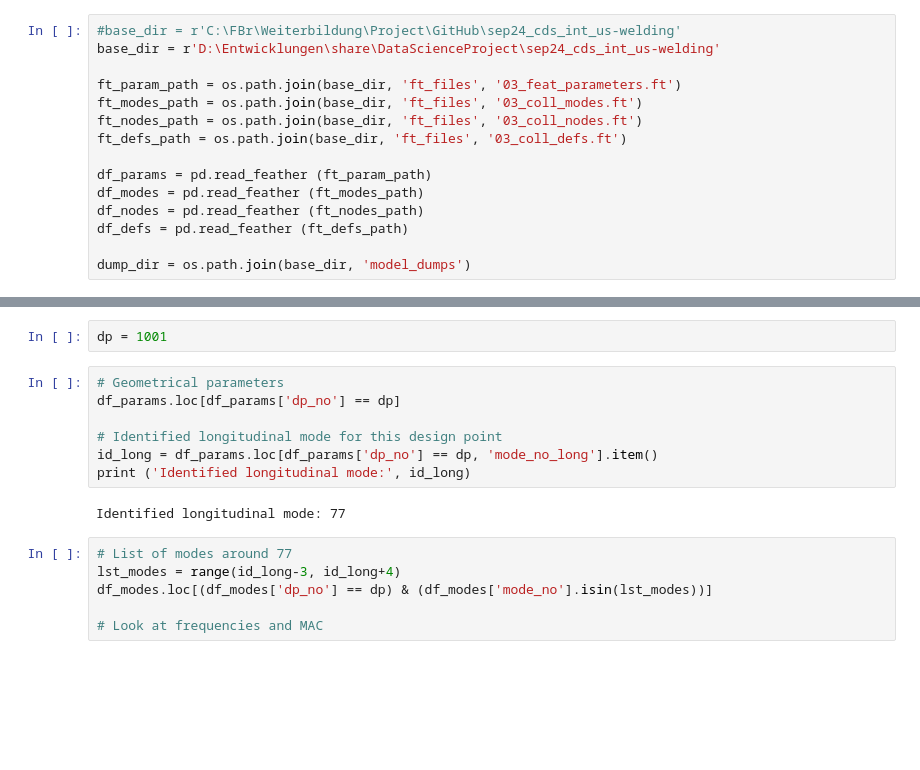
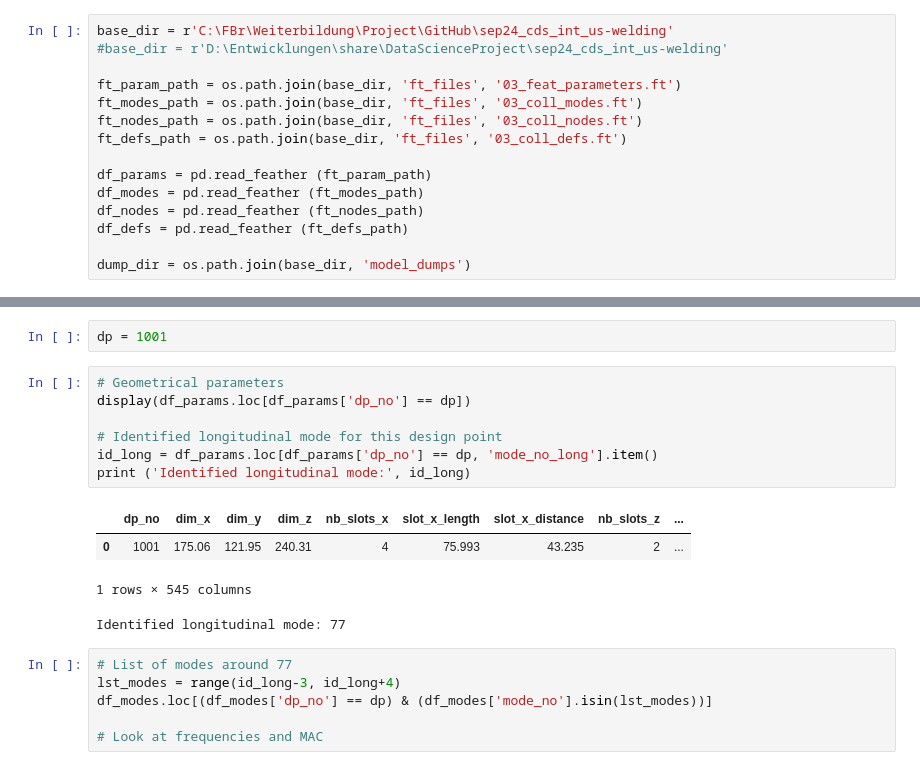
Before and after one commit to francoisbrouet/sep24_cds_int_us-welding, a Jupyter notebook: notebooks/8-draft_streamlit.ipynb, the cells around one changed output, grey strips where cells are left out. Cells and saved outputs as stored; diff of their text form; blank space fills up the shorter version.

```diff
--- a/notebooks/8-draft_streamlit.ipynb
+++ b/notebooks/8-draft_streamlit.ipynb
@@ -12,8 +12,8 @@ from myfunctions import *
 from sklearn.model_selection import train_test_split
 from sklearn.metrics import mean_absolute_error
 # %%
-#base_dir = r'C:\FBr\Weiterbildung\Project\GitHub\sep24_cds_int_us-welding'
-base_dir = r'D:\Entwicklungen\share\DataScienceProject\sep24_cds_int_us-welding'
+base_dir = r'C:\FBr\Weiterbildung\Project\GitHub\sep24_cds_int_us-welding'
+#base_dir = r'D:\Entwicklungen\share\DataScienceProject\sep24_cds_int_us-welding'
 
 ft_param_path = os.path.join(base_dir, 'ft_files', '03_feat_parameters.ft')
 ft_modes_path = os.path.join(base_dir, 'ft_files', '03_coll_modes.ft')
@@ -108,13 +119,16 @@ Example of DP 1001
 dp = 1001
 # %%
 # Geometrical parameters
-df_params.loc[df_params['dp_no'] == dp]
+display(df_params.loc[df_params['dp_no'] == dp])
 
 # Identified longitudinal mode for this design point
 id_long = df_params.loc[df_params['dp_no'] == dp, 'mode_no_long'].item()
 print ('Identified longitudinal mode:', id_long)
 # %% [output]
+|  | dp_no | dim_x | dim_y | dim_z | nb_slots_x | slot_x_length | slot_x_distance | nb_slots_z | ... |
+| 0 | 1001 | 175.06 | 121.95 | 240.31 | 4 | 75.993 | 43.235 | 2 | ... |
-Identified longitudinal mode: 77
+1 rows × 545 columns
+Identified longitudinal mode: 77
 # %%
 # List of modes around 77
 lst_modes = range(id_long-3, id_long+4)
```
Also changed, not shown: parts of 4 cells of this notebook, 3 other files.
